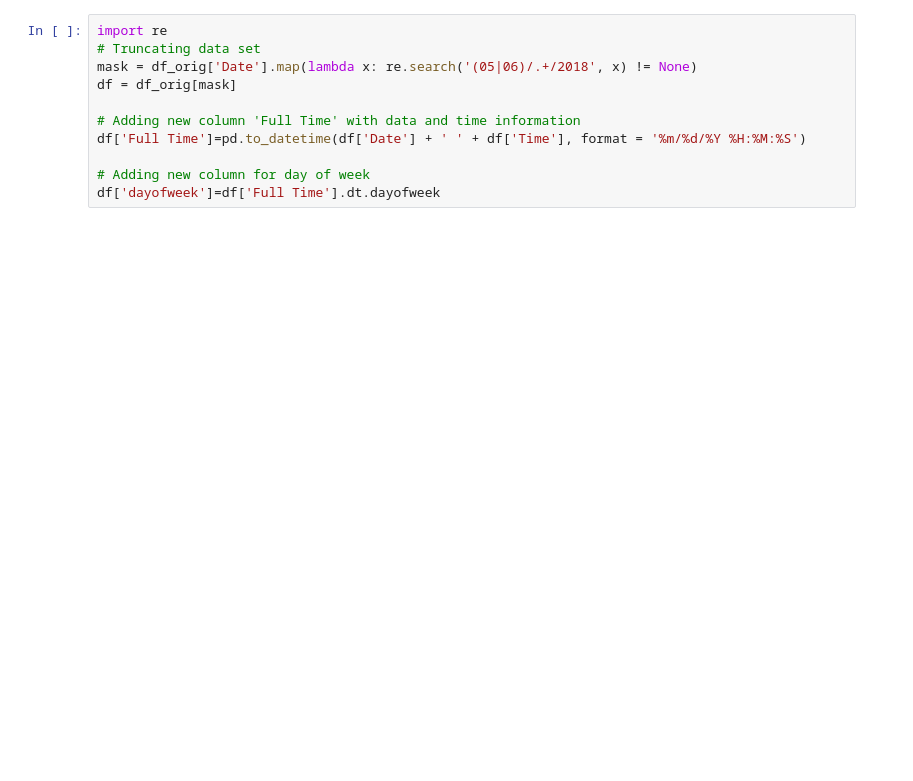
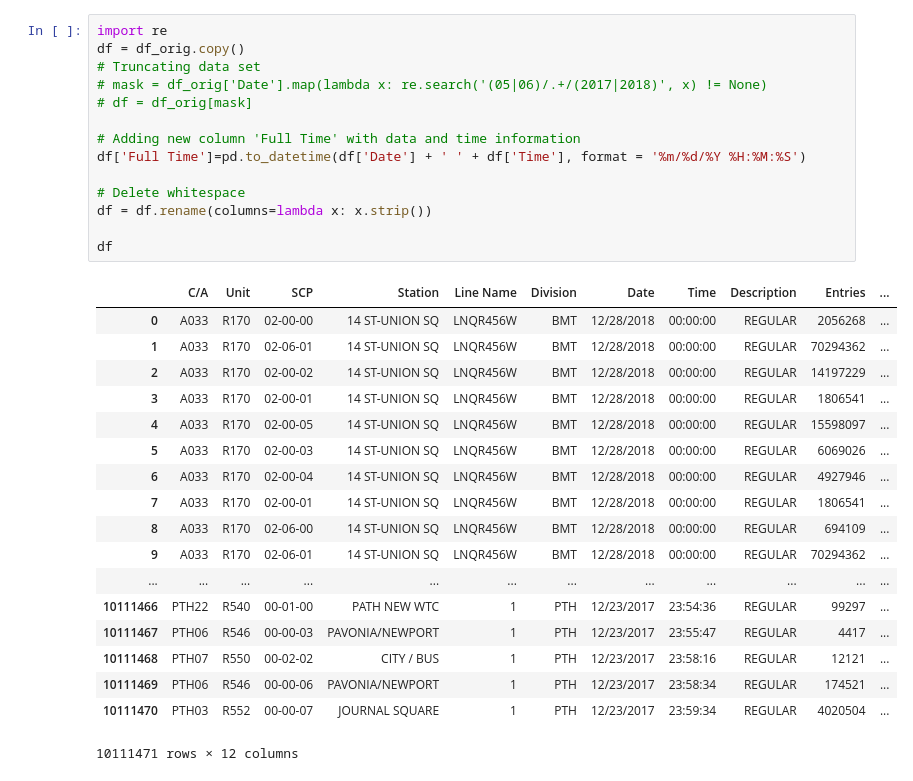
Before and after one commit to marcmuon/mta_turnstile_eda, a Jupyter notebook: MTA_entries_per_day.ipynb, the cells around one changed output. Saved outputs shown, nothing was run; the diff lists cells and outputs as text; blank space fills up the shorter version.

```diff
--- a/MTA_entries_per_day.ipynb
+++ b/MTA_entries_per_day.ipynb
@@ -9,11 +29,33 @@ df_orig
 # %%
 import re
+df = df_orig.copy()
 # Truncating data set
-mask = df_orig['Date'].map(lambda x: re.search('(05|06)/.+/2018', x) != None)
-df = df_orig[mask]
+# mask = df_orig['Date'].map(lambda x: re.search('(05|06)/.+/(2017|2018)', x) != None)
+# df = df_orig[mask]
 
 # Adding new column 'Full Time' with data and time information
 df['Full Time']=pd.to_datetime(df['Date'] + ' ' + df['Time'], format = '%m/%d/%Y %H:%M:%S')
 
-# Adding new column for day of week
-df['dayofweek']=df['Full Time'].dt.dayofweek
+# Delete whitespace
+df = df.rename(columns=lambda x: x.strip())
+
+df
+# %% [output]
+|  | C/A | Unit | SCP | Station | Line Name | Division | Date | Time | Description | Entries | ... |
+| 0 | A033 | R170 | 02-00-00 | 14 ST-UNION SQ | LNQR456W | BMT | 12/28/2018 | 00:00:00 | REGULAR | 2056268 | ... |
+| 1 | A033 | R170 | 02-06-01 | 14 ST-UNION SQ | LNQR456W | BMT | 12/28/2018 | 00:00:00 | REGULAR | 70294362 | ... |
+| 2 | A033 | R170 | 02-00-02 | 14 ST-UNION SQ | LNQR456W | BMT | 12/28/2018 | 00:00:00 | REGULAR | 14197229 | ... |
+| 3 | A033 | R170 | 02-00-01 | 14 ST-UNION SQ | LNQR456W | BMT | 12/28/2018 | 00:00:00 | REGULAR | 1806541 | ... |
+| 4 | A033 | R170 | 02-00-05 | 14 ST-UNION SQ | LNQR456W | BMT | 12/28/2018 | 00:00:00 | REGULAR | 15598097 | ... |
+| 5 | A033 | R170 | 02-00-03 | 14 ST-UNION SQ | LNQR456W | BMT | 12/28/2018 | 00:00:00 | REGULAR | 6069026 | ... |
+| 6 | A033 | R170 | 02-00-04 | 14 ST-UNION SQ | LNQR456W | BMT | 12/28/2018 | 00:00:00 | REGULAR | 4927946 | ... |
+| 7 | A033 | R170 | 02-00-01 | 14 ST-UNION SQ | LNQR456W | BMT | 12/28/2018 | 00:00:00 | REGULAR | 1806541 | ... |
+| 8 | A033 | R170 | 02-06-00 | 14 ST-UNION SQ | LNQR456W | BMT | 12/28/2018 | 00:00:00 | REGULAR | 694109 | ... |
+| 9 | A033 | R170 | 02-06-01 | 14 ST-UNION SQ | LNQR456W | BMT | 12/28/2018 | 00:00:00 | REGULAR | 70294362 | ... |
+| ... | ... | ... | ... | ... | ... | ... | ... | ... | ... | ... | ... |
+| 10111466 | PTH22 | R540 | 00-01-00 | PATH NEW WTC | 1 | PTH | 12/23/2017 | 23:54:36 | REGULAR | 99297 | ... |
+| 10111467 | PTH06 | R546 | 00-00-03 | PAVONIA/NEWPORT | 1 | PTH | 12/23/2017 | 23:55:47 | REGULAR | 4417 | ... |
+| 10111468 | PTH07 | R550 | 00-02-02 | CITY / BUS | 1 | PTH | 12/23/2017 | 23:58:16 | REGULAR | 12121 | ... |
+| 10111469 | PTH06 | R546 | 00-00-06 | PAVONIA/NEWPORT | 1 | PTH | 12/23/2017 | 23:58:34 | REGULAR | 174521 | ... |
+| 10111470 | PTH03 | R552 | 00-00-07 | JOURNAL SQUARE | 1 | PTH | 12/23/2017 | 23:59:34 | REGULAR | 4020504 | ... |
+10111471 rows × 12 columns
```
Also changed, not shown: parts of 9 cells of this notebook, 2 other files.
